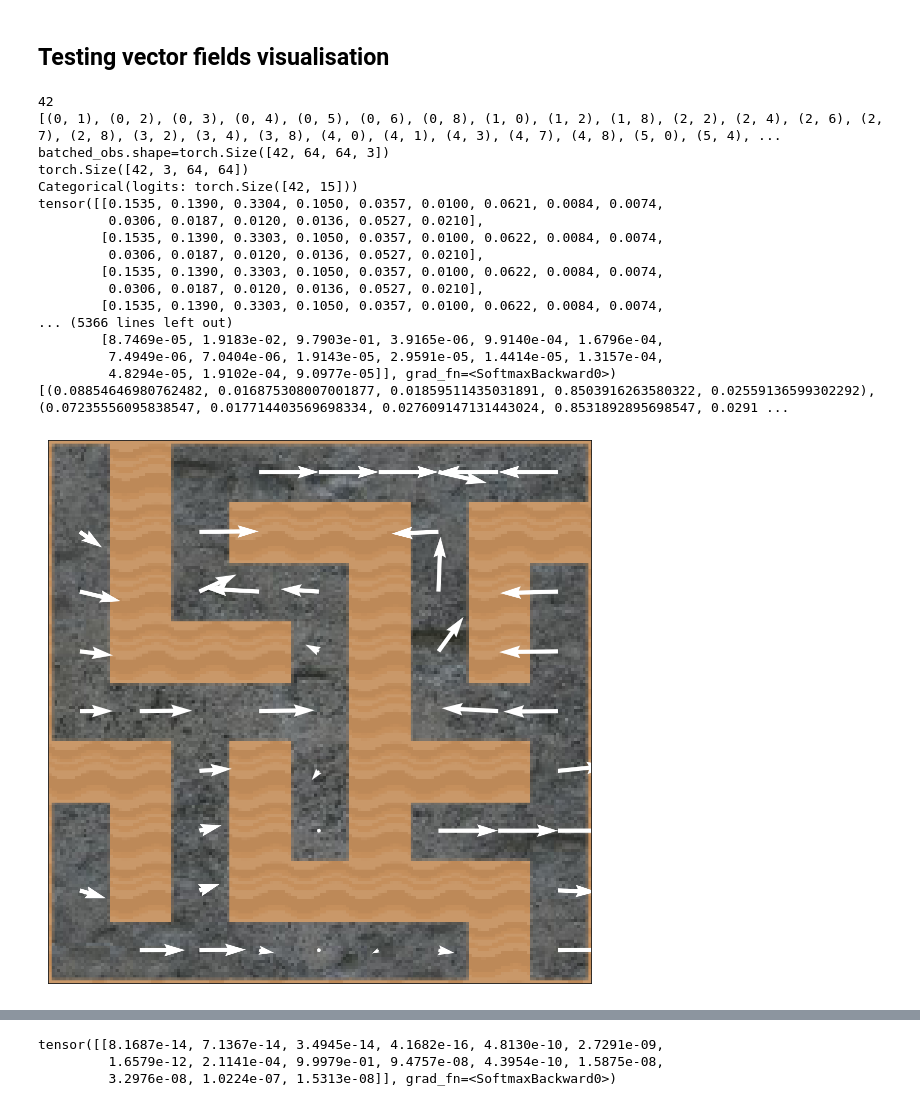
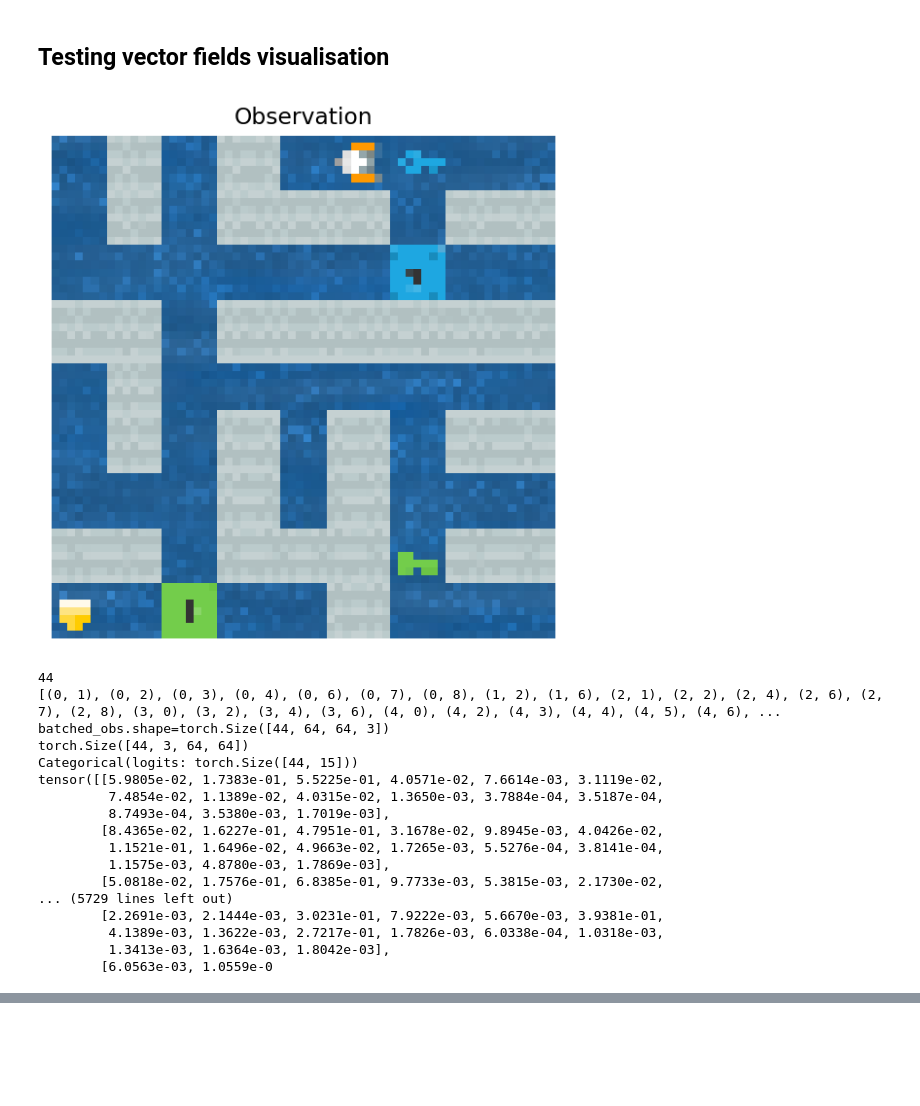
Before and after one commit to BenSturgeon/ai-safety-camp-2024-model-agents, a Jupyter notebook: notebooks/activation_steering.ipynb, the cells around one changed output, grey strips where cells are left out. Saved outputs shown, nothing was run; the diff lists cells and outputs as text; code cells hidden in the pictures; blank space fills up the shorter version.

```diff
--- a/notebooks/activation_steering.ipynb
+++ b/notebooks/activation_steering.ipynb
@@ -336,56 +331,60 @@ import helpers
 import heist
 import procgen_tools.visualization as visualisation
 
 # Load the model
 model_path = "../../model_9501.0.pt"
 model = helpers.load_model(model_path=model_path)
 
 # Create the environment
-venv = heist.create_venv(num=1, start_level=2, num_levels=1)
-
+venv = heist.create_venv(num=1, start_level=9, num_levels=1)
+obs = venv.reset()
+helpers.plot_single_observation(helpers.tensor_to_image(obs))
 # Get the state and legal mouse positions
 state = heist.state_from_venv(venv, 0)
 full_grid = state.full_grid(with_mouse=False)
 legal_mouse_positions = heist.get_legal_mouse_positions(full_grid, state.state_vals["ents"])
 print(len(legal_mouse_positions))
 
 # Generate the vector field
 venv_all, (legal_mouse_positions, full_grid) = heist.venv_with_all_mouse_positions(venv)
 obs_all = venv_all.reset()
-# obs_all = obs_all.permute(0, 3, 2, 1)  # Permute dimensions to match the expected input shape
-
+obs_all = obs_all.transpose(0,2,3,1) # Permute dimensions to match the expected input shape
 converted_obs_all = []
 for obs in obs_all:
-    obs = np.squeeze(obs)
-    obs = np.transpose(obs, (1, 2, 0))
-    converted_obs = helpers.observation_to_rgb(obs)
-    converted_obs_all.append(torch.tensor(converted_obs, dtype=torch.float32).unsqueeze(0))
+    mod_obs = helpers.observation_to_rgb(obs)
+    converted_obs_all.append(torch.tensor(mod_obs, dtype=torch.float32).unsqueeze(0)) # Add an extra dimension to match the expected input shape
 
 converted_obs_all = torch.cat(converted_obs_all, dim=0)
 c, v = model(converted_obs_all)
 
 vf = visualisation.vector_field_tup(c,venv_all, legal_mouse_positions, full_grid, model)
 
 # Plot the vector field
 fig, ax = plt.subplots(figsize=(10, 10))
 visualisation.plot_vf(vf, ax=ax, human_render=True, render_padding=False)
+
+
 plt.show()
+
+# helpers.plot_single_observation(obs_all[0].transpose(2,1,0))
+
+# helpers.plot_single_observation(converted_obs_all[0])
 # %% [output]
+[figure, new version]
-42
-[(0, 1), (0, 2), (0, 3), (0, 4), (0, 5), (0, 6), (0, 8), (1, 0), (1, 2), (1, 8), (2, 2), (2, 4), (2, 6), (2, 7), (2, 8), (3, 2), (3, 4), (3, 8), (4, 0), (4, 1), (4, 3), (4, 7), (4, 8), (5, 0), (5, 4), ...
-batched_obs.shape=torch.Size([42, 64, 64, 3])
-torch.Size([42, 3, 64, 64])
-Categorical(logits: torch.Size([42, 15]))
-tensor([[0.1535, 0.1390, 0.3304, 0.1050, 0.0357, 0.0100, 0.0621, 0.0084, 0.0074,
-         0.0306, 0.0187, 0.0120, 0.0136, 0.0527, 0.0210],
-        [0.1535, 0.1390, 0.3303, 0.1050, 0.0357, 0.0100, 0.0622, 0.0084, 0.0074,
-         0.0306, 0.0187, 0.0120, 0.0136, 0.0527, 0.0210],
-        [0.1535, 0.1390, 0.3303, 0.1050, 0.0357, 0.0100, 0.0622, 0.0084, 0.0074,
-         0.0306, 0.0187, 0.0120, 0.0136, 0.0527, 0.0210],
-        [0.1535, 0.1390, 0.3303, 0.1050, 0.0357, 0.0100, 0.0622, 0.0084, 0.0074,
-... (5366 lines left out)
-        [8.7469e-05, 1.9183e-02, 9.7903e-01, 3.9165e-06, 9.9140e-04, 1.6796e-04,
-         7.4949e-06, 7.0404e-06, 1.9143e-05, 2.9591e-05, 1.4414e-05, 1.3157e-04,
-         4.8294e-05, 1.9102e-04, 9.0977e-05]], grad_fn=<SoftmaxBackward0>)
-[(0.08854646980762482, 0.016875308007001877, 0.01859511435031891, 0.8503916263580322, 0.02559136599302292), (0.07235556095838547, 0.017714403569698334, 0.027609147131443024, 0.8531892895698547, 0.0291 ...
+44
+[(0, 1), (0, 2), (0, 3), (0, 4), (0, 6), (0, 7), (0, 8), (1, 2), (1, 6), (2, 1), (2, 2), (2, 4), (2, 6), (2, 7), (2, 8), (3, 0), (3, 2), (3, 4), (3, 6), (4, 0), (4, 2), (4, 3), (4, 4), (4, 5), (4, 6), ...
+batched_obs.shape=torch.Size([44, 64, 64, 3])
+torch.Size([44, 3, 64, 64])
+Categorical(logits: torch.Size([44, 15]))
+tensor([[5.9805e-02, 1.7383e-01, 5.5225e-01, 4.0571e-02, 7.6614e-03, 3.1119e-02,
+         7.4854e-02, 1.1389e-02, 4.0315e-02, 1.3650e-03, 3.7884e-04, 3.5187e-04,
+         8.7493e-04, 3.5380e-03, 1.7019e-03],
+        [8.4365e-02, 1.6227e-01, 4.7951e-01, 3.1678e-02, 9.8945e-03, 4.0426e-02,
+         1.1521e-01, 1.6496e-02, 4.9663e-02, 1.7265e-03, 5.5276e-04, 3.8141e-04,
+         1.1575e-03, 4.8780e-03, 1.7869e-03],
+        [5.0818e-02, 1.7576e-01, 6.8385e-01, 9.7733e-03, 5.3815e-03, 2.1730e-02,
+... (5729 lines left out)
+        [2.2691e-03, 2.1444e-03, 3.0231e-01, 7.9222e-03, 5.6670e-03, 3.9381e-01,
+         4.1389e-03, 1.3622e-03, 2.7217e-01, 1.7826e-03, 6.0338e-04, 1.0318e-03,
+         1.3413e-03, 1.6364e-03, 1.8042e-03],
+        [6.0563e-03, 1.0559e-0
-[figure, old version]
@@ -394,21 +391,0 @@ c0,v = model(obs_all[0].unsqueeze(0))
-# %%
-venv = heist.create_venv(num=1, start_level=3, num_levels=1)
-model = helpers.load_model(model_path="../../model_9501.0.pt")
-obs_test = venv.reset()
-observation= np.squeeze(obs_test)
-observation =np.transpose(observation, (1,2,0))
-
-converted_obs = helpers.observation_to_rgb(observation)
-observation = torch.tensor(converted_obs, dtype=torch.float32).unsqueeze(0)
-
-c,v = model(observation)
-
-# logits = model_output[0].logits  # discard the output of the critic in our actor critic network
-# probabilities = torch.softmax(logits, dim=-1)
-# action = torch.multinomial(probabilities, 1).item()
-# print(probabilities)
-print(c.probs)
-# %% [output]
-tensor([[8.1687e-14, 7.1367e-14, 3.4945e-14, 4.1682e-16, 4.8130e-10, 2.7291e-09,
-         1.6579e-12, 2.1141e-04, 9.9979e-01, 9.4757e-08, 4.3954e-10, 1.5875e-08,
-         3.2976e-08, 1.0224e-07, 1.5313e-08]], grad_fn=<SoftmaxBackward0>)
```
Also changed, not shown: parts of 17 cells of this notebook, 4 other files.
